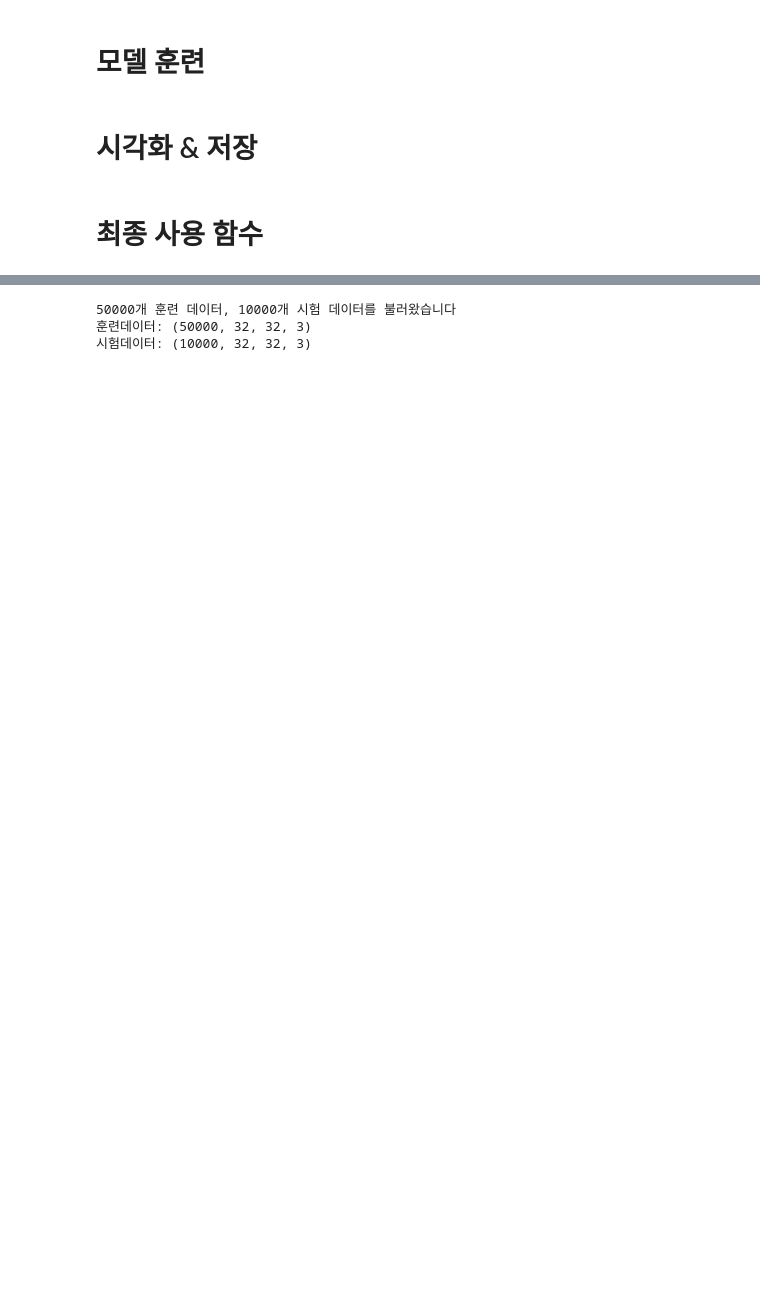
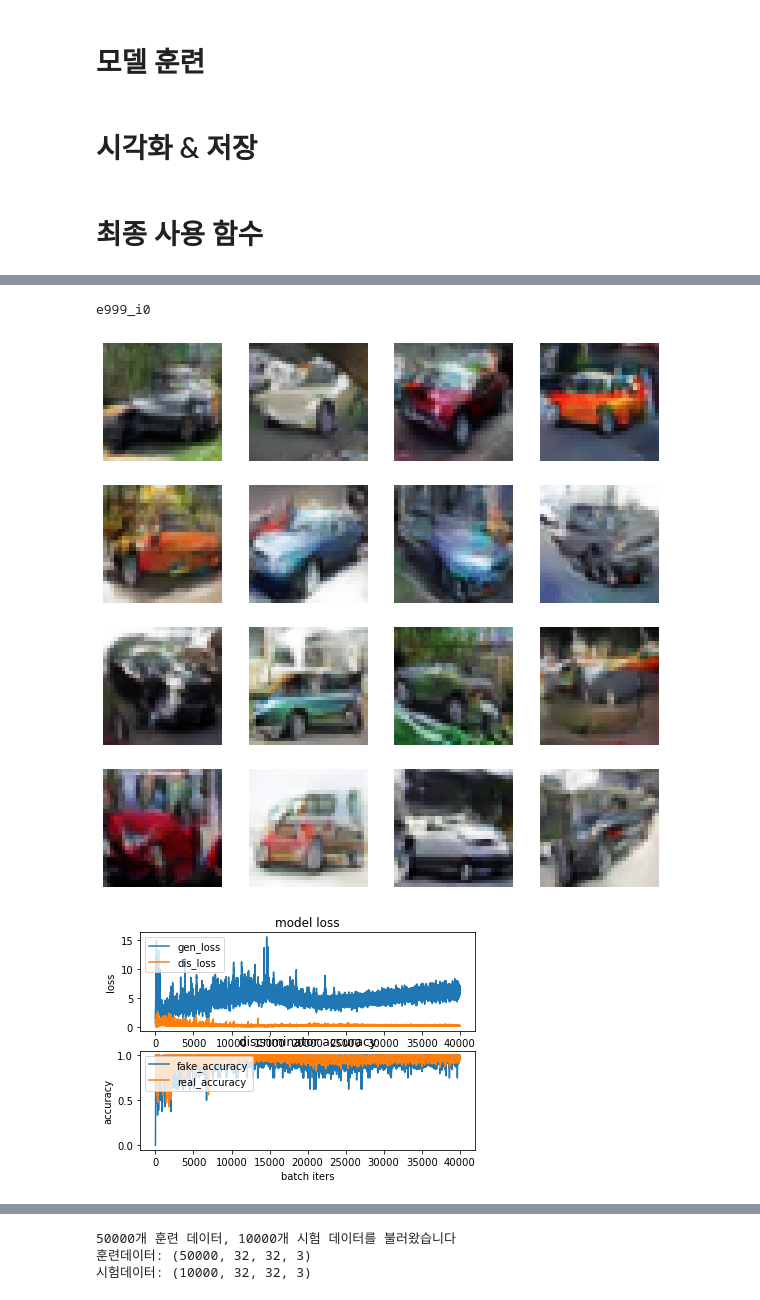
Before and after one commit to d9b3692/aiffel_lms, a Jupyter notebook: [E-12]dcgan_newimage.ipynb, the cells around one changed output, grey strips where cells are left out. Drawn from its saved outputs; the diff is of its cells as text; code cells hidden in the pictures; blank space fills up the shorter version.

```diff
--- a/[E-12]dcgan_newimage.ipynb
+++ b/[E-12]dcgan_newimage.ipynb
@@ -294,0 +474,3 @@ train_x, test_x = load_lms_data()
+# %%
+generator = make_generator_model2()
+generator.summary()
@@ -294,0 +495,3 @@ train_x, test_x = load_lms_data()
+# %%
+discriminator = make_discriminator_model2()
+discriminator.summary()
@@ -294,0 +516,9 @@ train_x, test_x = load_lms_data()
+# %%
+gen_opt = tf.keras.optimizers.Adam(2e-4)
+dis_opt = tf.keras.optimizers.Adam(2e-4)
+
+train(generator, gen_opt, discriminator, dis_opt, train_dataset, 1000, seed, load_checkpoint=False)
+# %% [output]
+e999_i0
+[figure, added]
+[figure, added]
```
Also changed, not shown: parts of 48 cells of this notebook.
